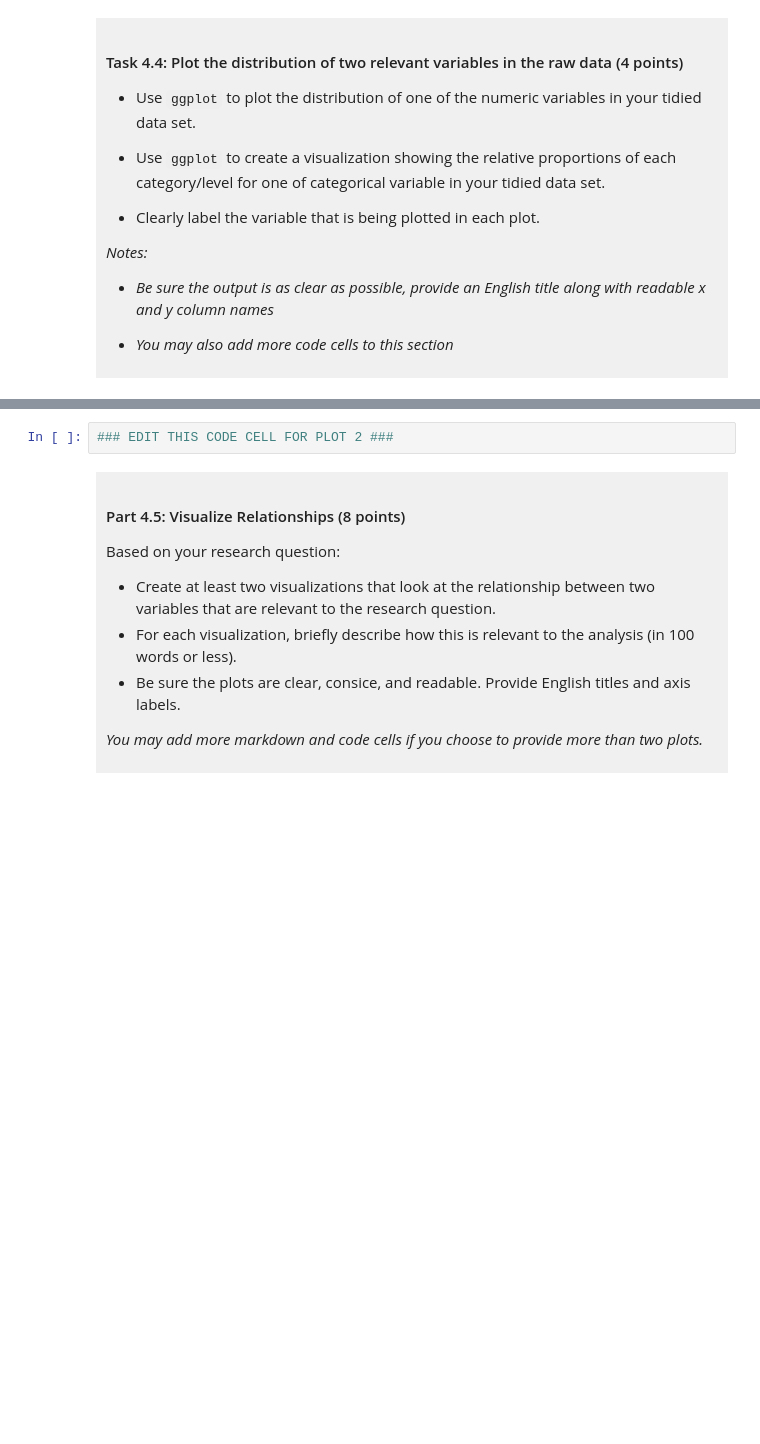
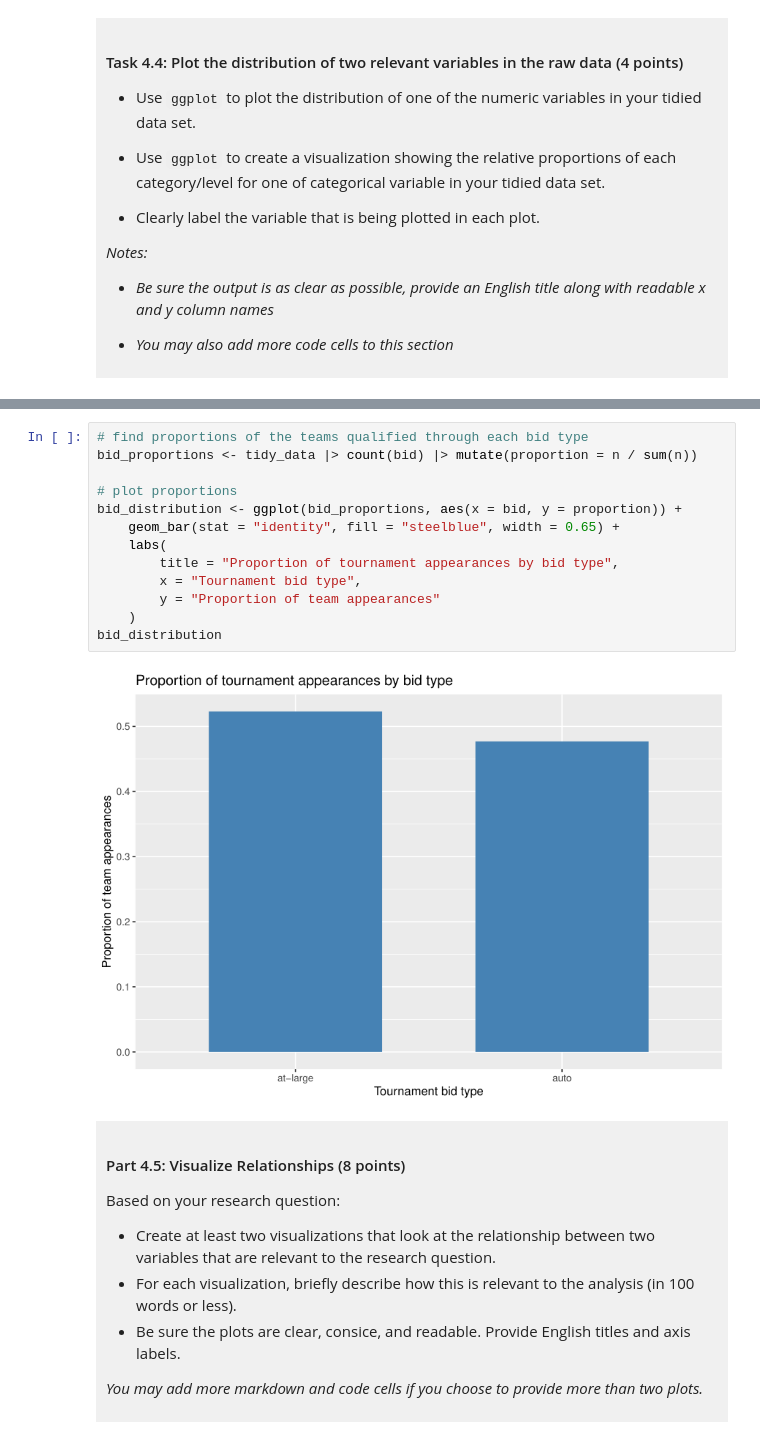
Before and after one commit to snoh1654/dsci-100-project-sean-noh, a Jupyter notebook: dsci-100-project-notebook.ipynb, the cells around one changed output, grey strips where cells are left out. Cells and saved outputs as stored; diff of their text form; blank space fills up the shorter version.

```diff
--- a/dsci-100-project-notebook.ipynb
+++ b/dsci-100-project-notebook.ipynb
@@ -274,5 +363,18 @@ You will refine your research question (if needed) and produce a tidy data set.
 # %%
-### EDIT THIS CODE CELL FOR PLOT 2 ###
+# find proportions of the teams qualified through each bid type
+bid_proportions <- tidy_data |> count(bid) |> mutate(proportion = n / sum(n))
+
+# plot proportions
+bid_distribution <- ggplot(bid_proportions, aes(x = bid, y = proportion)) +
+    geom_bar(stat = "identity", fill = "steelblue", width = 0.65) +
+    labs(
+        title = "Proportion of tournament appearances by bid type",
+        x = "Tournament bid type",
+        y = "Proportion of team appearances"
+    )
+bid_distribution
+# %% [output]
+[figure, added]
 # %% [markdown]
 <div style="background-color: #f0f0f0; padding: 10px;">
 
```
Also changed, not shown: parts of 11 cells of this notebook.
